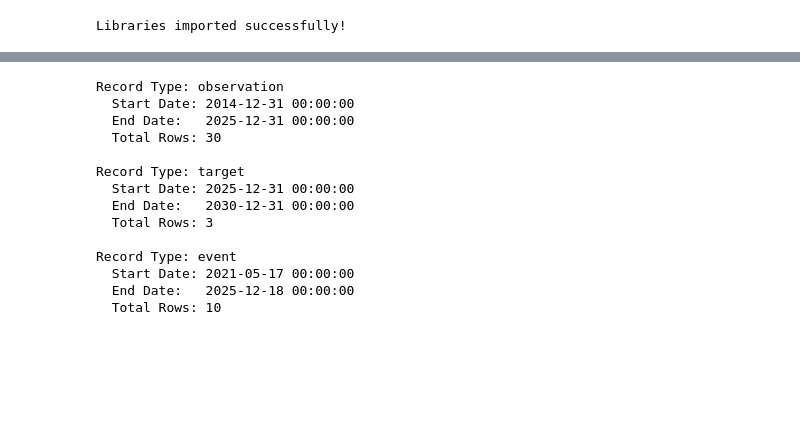
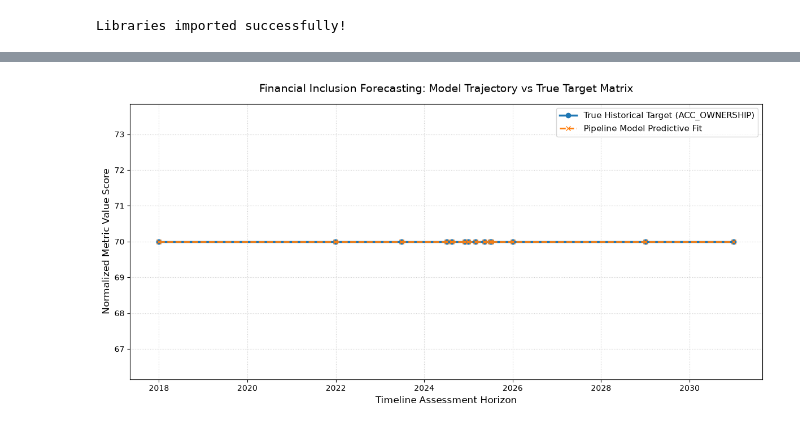
Before and after one commit to lydiab04/ethiopia-fi-forecast, a Jupyter notebook: notebooks/task1_data_exploration_and_enrichment.ipynb, the cells around one changed output, grey strips where cells are left out. Drawn from its saved outputs; the diff is of its cells as text; code cells hidden in the pictures; blank space fills up the shorter version.

```diff
--- a/notebooks/task1_data_exploration_and_enrichment.ipynb
+++ b/notebooks/task1_data_exploration_and_enrichment.ipynb
@@ -125,28 +284,31 @@ Name: count, dtype: int64
 # %%
-# Cell 8 — Temporal Coverage Analysis (Updated for observation_date)
-data['observation_date'] = pd.to_datetime(data['observation_date'], errors='coerce')
+def visualize_predictive_fit(model, scaler, X: pd.DataFrame, y: pd.DataFrame):
+    """
+    Generates comparative visualization of the model's fitted estimations
+    against true historical target marks.
+    """
+    X_scaled = scaler.transform(X)
+    predictions = model.predict(X_scaled)
 
-for rtype in data['record_type'].unique():
-    subset = data[data['record_type'] == rtype]
-    print(f"Record Type: {rtype}")
-    print(f"  Start Date: {subset['observation_date'].min()}")
-    print(f"  End Date:   {subset['observation_date'].max()}")
-    print(f"  Total Rows: {len(subset)}\n")
+    # Extract structural fit for target_ACC_OWNERSHIP
+    true_vals = y['target_ACC_OWNERSHIP']
+    fitted_vals = predictions[:, 1]
+
+    plt.figure(figsize=(12, 6))
+    plt.plot(y.index, true_vals, label='True Historical Target (ACC_OWNERSHIP)', marker='o', color='#1f77b4', linewidth=2.5)
+    plt.plot(y.index, fitted_vals, label='Pipeline Model Predictive Fit', marker='x', linestyle='--', color='#ff7f0e', linewidth=2)
+
+    plt.title("Financial Inclusion Forecasting: Model Trajectory vs True Target Matrix", fontsize=14, pad=15)
+    plt.xlabel("Timeline Assessment Horizon", fontsize=12)
+    plt.ylabel("Normalized Metric Value Score", fontsize=12)
+    plt.legend(fontsize=11)
+    plt.grid(True, linestyle=':', alpha=0.6)
+    plt.tight_layout()
+    plt.show()
+
+visualize_predictive_fit(final_model, current_scaler, X, y)
 # %% [output]
-Record Type: observation
-  Start Date: 2014-12-31 00:00:00
-  End Date:   2025-12-31 00:00:00
-  Total Rows: 30
-
-Record Type: target
-  Start Date: 2025-12-31 00:00:00
-  End Date:   2030-12-31 00:00:00
-  Total Rows: 3
-
-Record Type: event
-  Start Date: 2021-05-17 00:00:00
-  End Date:   2025-12-18 00:00:00
-  Total Rows: 10
+[figure, added]
 # %%
 plt.figure(figsize=(10, 5))
 sns.heatmap(data.isnull(), cbar=False, cmap='viridis')
```
Also changed, not shown: parts of 12 cells of this notebook.
